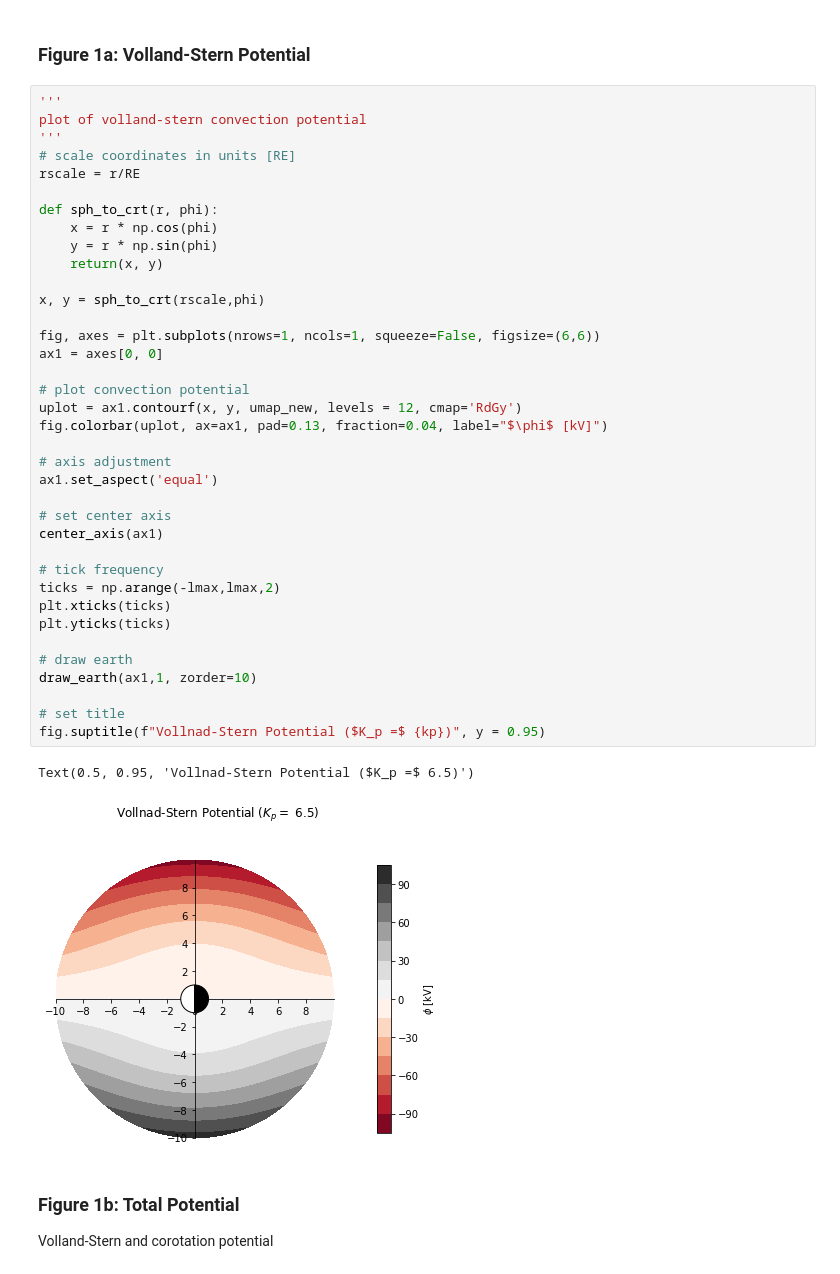
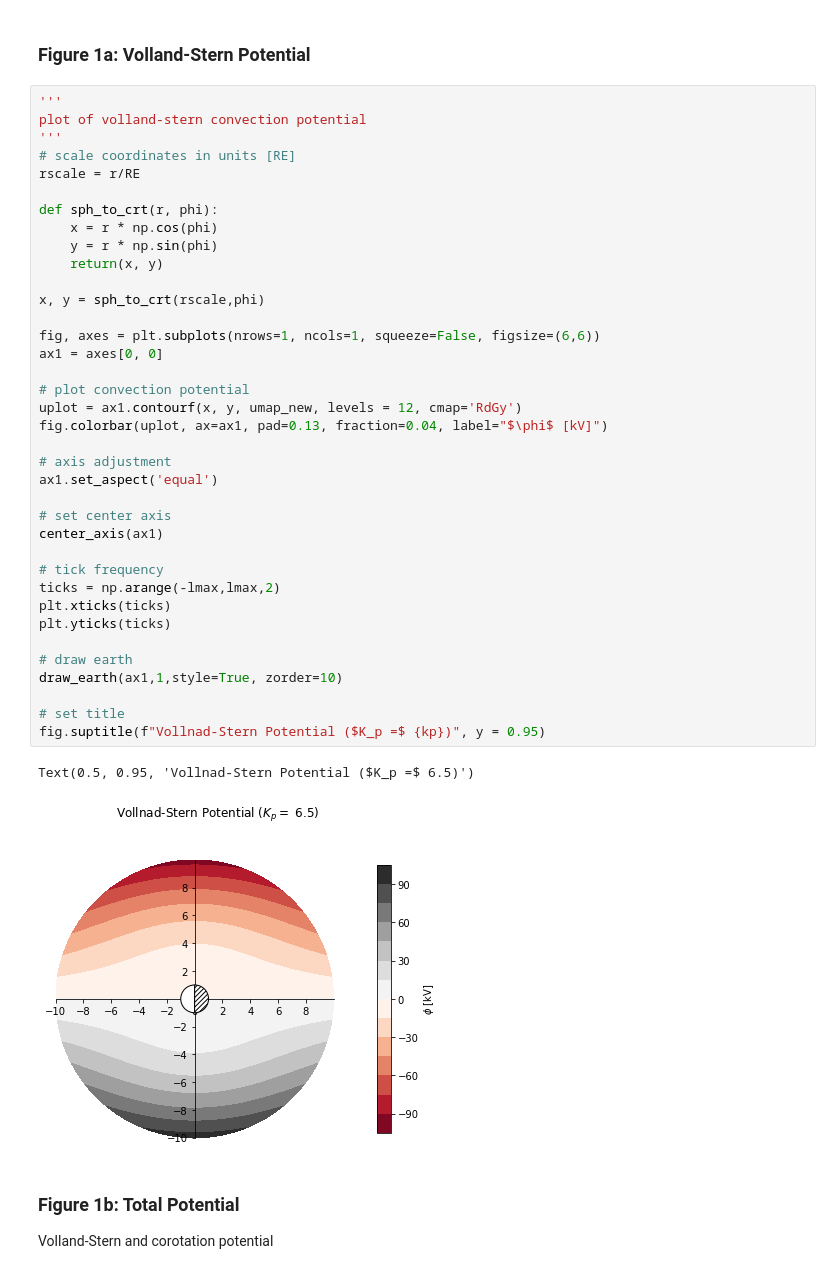
Before and after one commit to argallmr/imef, a Jupyter notebook: particle-tracing/electric-field/Volland-Stern.ipynb, the cells around one changed output. Saved outputs shown, nothing was run; the diff lists cells and outputs as text.

```diff
--- a/particle-tracing/electric-field/Volland-Stern.ipynb
+++ b/particle-tracing/electric-field/Volland-Stern.ipynb
@@ -216,35 +181,35 @@ def sph_to_crt(r, phi):
     x = r * np.cos(phi)
     y = r * np.sin(phi)
     return(x, y)
 
 x, y = sph_to_crt(rscale,phi)
 
 fig, axes = plt.subplots(nrows=1, ncols=1, squeeze=False, figsize=(6,6))
 ax1 = axes[0, 0]
 
 # plot convection potential
 uplot = ax1.contourf(x, y, umap_new, levels = 12, cmap='RdGy')
 fig.colorbar(uplot, ax=ax1, pad=0.13, fraction=0.04, label="$\phi$ [kV]")
 
 # axis adjustment
 ax1.set_aspect('equal')
 
 # set center axis
 center_axis(ax1)
 
 # tick frequency
 ticks = np.arange(-lmax,lmax,2)
 plt.xticks(ticks)
 plt.yticks(ticks)
 
 # draw earth
-draw_earth(ax1,1, zorder=10)
+draw_earth(ax1,1,style=True, zorder=10)
 
 # set title
 fig.suptitle(f"Vollnad-Stern Potential ($K_p =$ {kp})", y = 0.95)
 # %% [output]
 Text(0.5, 0.95, 'Vollnad-Stern Potential ($K_p =$ 6.5)')
-[figure, old version]
+[figure, new version]
 # %% [markdown]
 ### Figure 1b: Total Potential
 Volland-Stern and corotation potential
```
Also changed, not shown: parts of 4 cells of this notebook, 1 other file.
